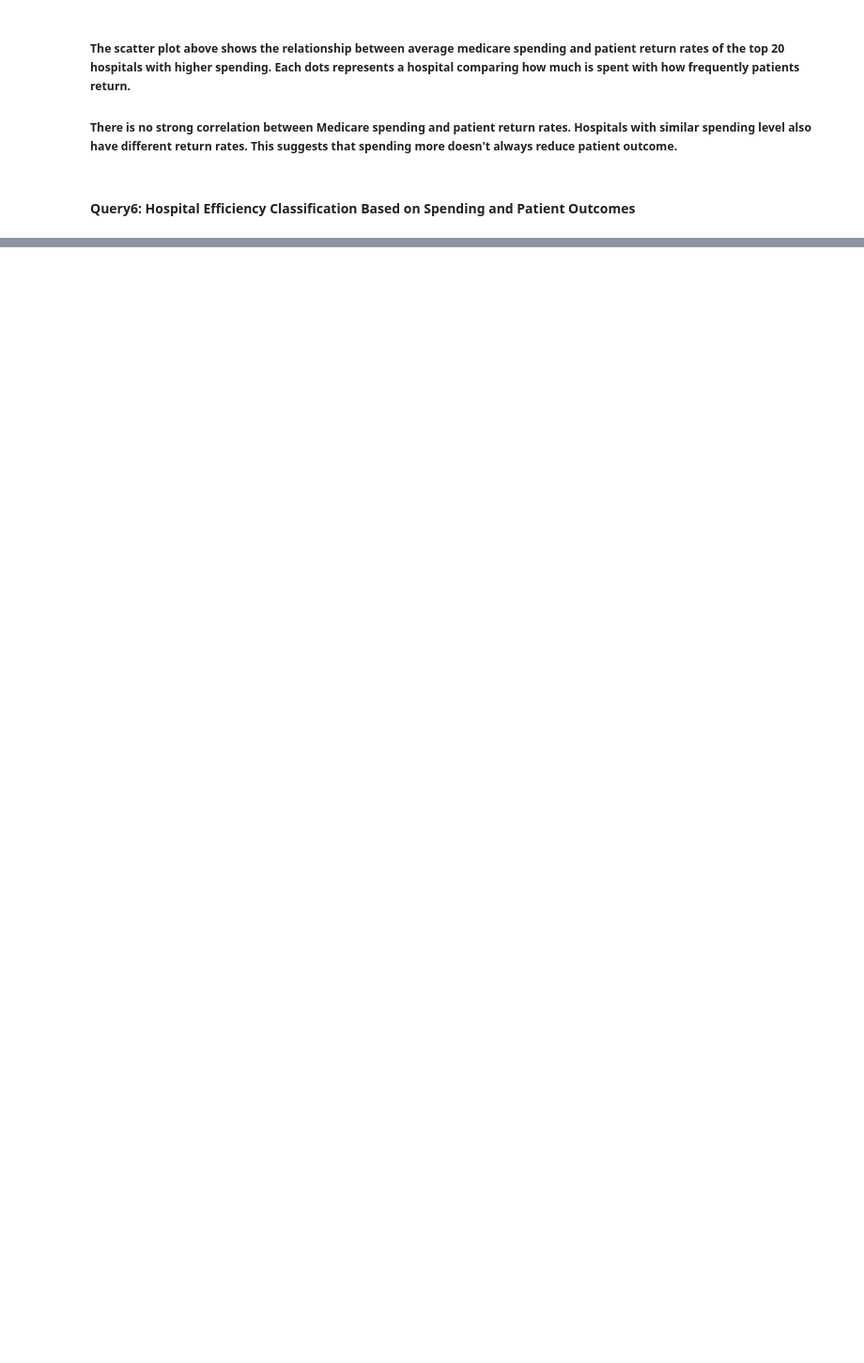
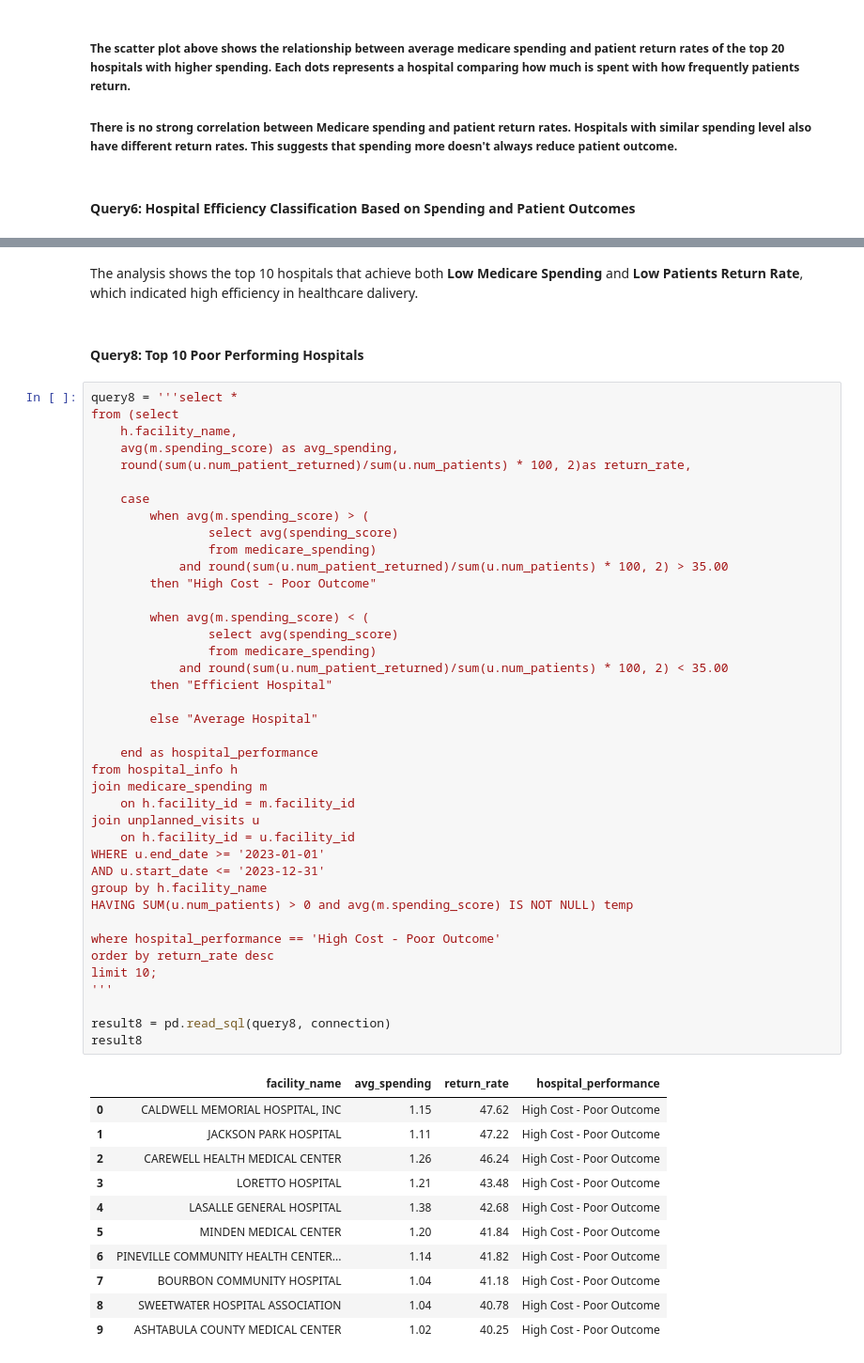
Before and after one commit to Archana-sth/hospital-performance-analysis, a Jupyter notebook: Notebook/hospital_performance_analysis.ipynb, the cells around one changed output, grey strips where cells are left out. Shown at 94% size. Cells and saved outputs as stored; diff of their text form; blank space fills up the shorter version.

```diff
--- a/Notebook/hospital_performance_analysis.ipynb
+++ b/Notebook/hospital_performance_analysis.ipynb
@@ -583,0 +966,56 @@ The chart above shows the majority of hospitals (48.91%) fall into the Efficient
+# %% [markdown]
+The analysis shows the top 10 hospitals that achieve both **Low Medicare Spending** and **Low Patients Return Rate**, which indicated high efficiency in healthcare dalivery.
+# %% [markdown]
+#### Query8: Top 10 Poor Performing Hospitals
+# %%
+query8 = '''select *
+from (select
+    h.facility_name,
+    avg(m.spending_score) as avg_spending,
+    round(sum(u.num_patient_returned)/sum(u.num_patients) * 100, 2)as return_rate,
+
+    case
+        when avg(m.spending_score) > (
+                select avg(spending_score)
+                from medicare_spending)
+            and round(sum(u.num_patient_returned)/sum(u.num_patients) * 100, 2) > 35.00
+        then "High Cost - Poor Outcome"
+
+        when avg(m.spending_score) < (
+                select avg(spending_score)
+                from medicare_spending)
+            and round(sum(u.num_patient_returned)/sum(u.num_patients) * 100, 2) < 35.00
+        then "Efficient Hospital"
+
+        else "Average Hospital"
+
+    end as hospital_performance
+from hospital_info h
+join medicare_spending m
+    on h.facility_id = m.facility_id
+join unplanned_visits u
+    on h.facility_id = u.facility_id
+WHERE u.end_date >= '2023-01-01'
+AND u.start_date <= '2023-12-31'
+group by h.facility_name
+HAVING SUM(u.num_patients) > 0 and avg(m.spending_score) IS NOT NULL) temp
+
+where hospital_performance == 'High Cost - Poor Outcome'
+order by return_rate desc
+limit 10;
+'''
+
+result8 = pd.read_sql(query8, connection)
+result8
+# %% [output]
+|  | facility_name | avg_spending | return_rate | hospital_performance |
+| 0 | CALDWELL MEMORIAL HOSPITAL, INC | 1.15 | 47.62 | High Cost - Poor Outcome |
+| 1 | JACKSON PARK HOSPITAL | 1.11 | 47.22 | High Cost - Poor Outcome |
+| 2 | CAREWELL HEALTH MEDICAL CENTER | 1.26 | 46.24 | High Cost - Poor Outcome |
+| 3 | LORETTO HOSPITAL | 1.21 | 43.48 | High Cost - Poor Outcome |
+| 4 | LASALLE GENERAL HOSPITAL | 1.38 | 42.68 | High Cost - Poor Outcome |
+| 5 | MINDEN MEDICAL CENTER | 1.20 | 41.84 | High Cost - Poor Outcome |
+| 6 | PINEVILLE COMMUNITY HEALTH CENTER... | 1.14 | 41.82 | High Cost - Poor Outcome |
+| 7 | BOURBON COMMUNITY HOSPITAL | 1.04 | 41.18 | High Cost - Poor Outcome |
+| 8 | SWEETWATER HOSPITAL ASSOCIATION | 1.04 | 40.78 | High Cost - Poor Outcome |
+| 9 | ASHTABULA COUNTY MEDICAL CENTER | 1.02 | 40.25 | High Cost - Poor Outcome |
```
Also changed, not shown: parts of 49 cells of this notebook, 1 other file.
